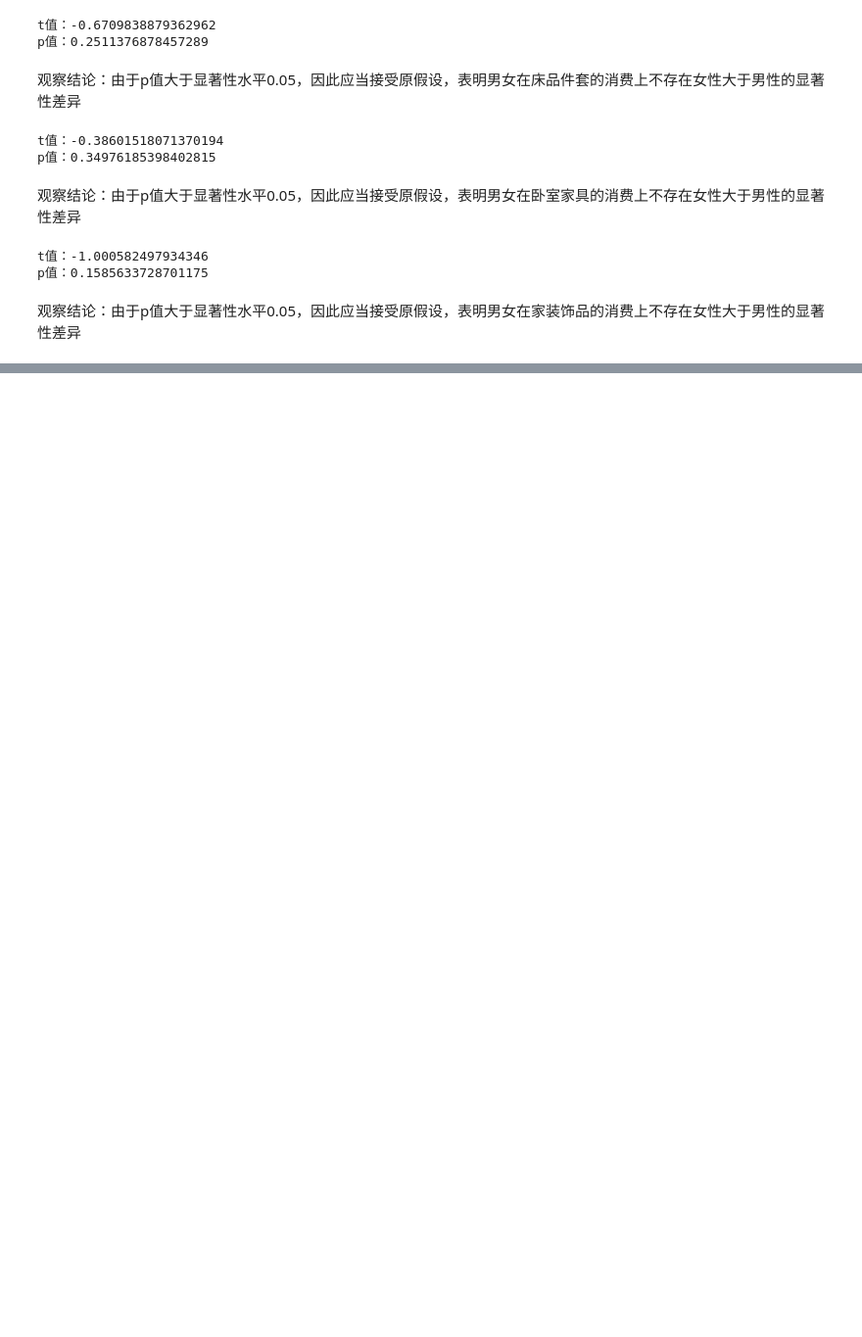
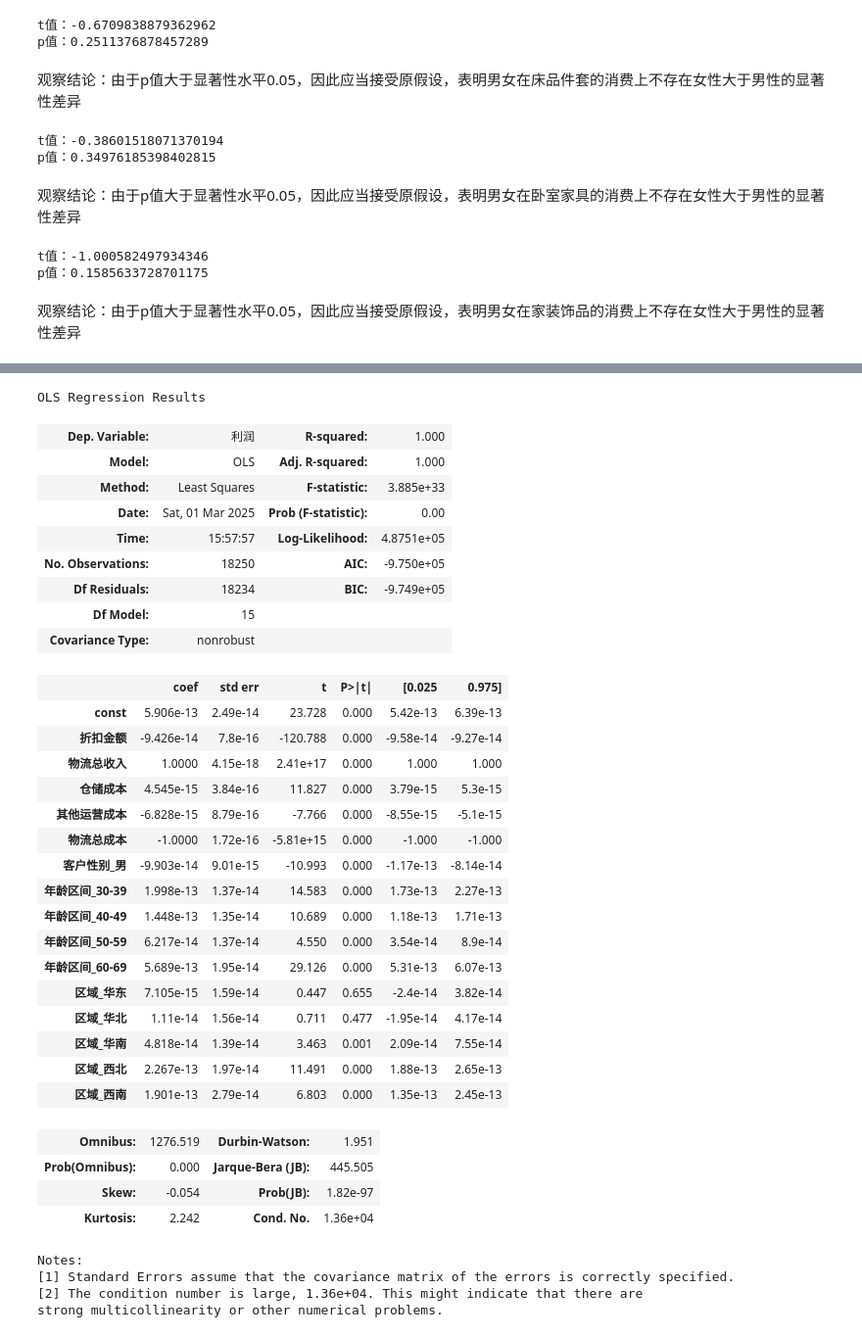
Before and after one commit to Hejiale-hub/---, a Jupyter notebook: Logistics_analyst.ipynb, the cells around one changed output, grey strips where cells are left out. Shown at 98% size. Drawn from its saved outputs; the diff is of its cells as text; code cells hidden in the pictures; blank space fills up the shorter version.

```diff
--- a/Logistics_analyst.ipynb
+++ b/Logistics_analyst.ipynb
@@ -389,0 +467,45 @@ p值：0.1585633728701175
+# %%
+# 对于相关过大的指标只保留其中之一
+x = x.drop(["收入原价","运费成本"], axis=1)
+# 添加截距项
+x = sm.add_constant(x)
+# %%
+# 建立线性回归模型，并训练模型
+regression_result = sm.OLS(y,x).fit()
+regression_result.summary()
+# %% [output]
+OLS Regression Results
+| Dep. Variable: | 利润 | R-squared: | 1.000 |
+| Model: | OLS | Adj. R-squared: | 1.000 |
+| Method: | Least Squares | F-statistic: | 3.885e+33 |
+| Date: | Sat, 01 Mar 2025 | Prob (F-statistic): | 0.00 |
+| Time: | 15:57:57 | Log-Likelihood: | 4.8751e+05 |
+| No. Observations: | 18250 | AIC: | -9.750e+05 |
+| Df Residuals: | 18234 | BIC: | -9.749e+05 |
+| Df Model: | 15 |  |  |
+| Covariance Type: | nonrobust |  |  |
+|  | coef | std err | t | P>|t| | [0.025 | 0.975] |
+| const | 5.906e-13 | 2.49e-14 | 23.728 | 0.000 | 5.42e-13 | 6.39e-13 |
+| 折扣金额 | -9.426e-14 | 7.8e-16 | -120.788 | 0.000 | -9.58e-14 | -9.27e-14 |
+| 物流总收入 | 1.0000 | 4.15e-18 | 2.41e+17 | 0.000 | 1.000 | 1.000 |
+| 仓储成本 | 4.545e-15 | 3.84e-16 | 11.827 | 0.000 | 3.79e-15 | 5.3e-15 |
+| 其他运营成本 | -6.828e-15 | 8.79e-16 | -7.766 | 0.000 | -8.55e-15 | -5.1e-15 |
+| 物流总成本 | -1.0000 | 1.72e-16 | -5.81e+15 | 0.000 | -1.000 | -1.000 |
+| 客户性别_男 | -9.903e-14 | 9.01e-15 | -10.993 | 0.000 | -1.17e-13 | -8.14e-14 |
+| 年龄区间_30-39 | 1.998e-13 | 1.37e-14 | 14.583 | 0.000 | 1.73e-13 | 2.27e-13 |
+| 年龄区间_40-49 | 1.448e-13 | 1.35e-14 | 10.689 | 0.000 | 1.18e-13 | 1.71e-13 |
+| 年龄区间_50-59 | 6.217e-14 | 1.37e-14 | 4.550 | 0.000 | 3.54e-14 | 8.9e-14 |
+| 年龄区间_60-69 | 5.689e-13 | 1.95e-14 | 29.126 | 0.000 | 5.31e-13 | 6.07e-13 |
+| 区域_华东 | 7.105e-15 | 1.59e-14 | 0.447 | 0.655 | -2.4e-14 | 3.82e-14 |
+| 区域_华北 | 1.11e-14 | 1.56e-14 | 0.711 | 0.477 | -1.95e-14 | 4.17e-14 |
+| 区域_华南 | 4.818e-14 | 1.39e-14 | 3.463 | 0.001 | 2.09e-14 | 7.55e-14 |
+| 区域_西北 | 2.267e-13 | 1.97e-14 | 11.491 | 0.000 | 1.88e-13 | 2.65e-13 |
+| 区域_西南 | 1.901e-13 | 2.79e-14 | 6.803 | 0.000 | 1.35e-13 | 2.45e-13 |
+| Omnibus: | 1276.519 | Durbin-Watson: | 1.951 |
+| Prob(Omnibus): | 0.000 | Jarque-Bera (JB): | 445.505 |
+| Skew: | -0.054 | Prob(JB): | 1.82e-97 |
+| Kurtosis: | 2.242 | Cond. No. | 1.36e+04 |
+Notes:
+[1] Standard Errors assume that the covariance matrix of the errors is correctly specified.
+[2] The condition number is large, 1.36e+04. This might indicate that there are
+strong multicollinearity or other numerical problems.
```
Also changed, not shown: parts of 24 cells of this notebook.
